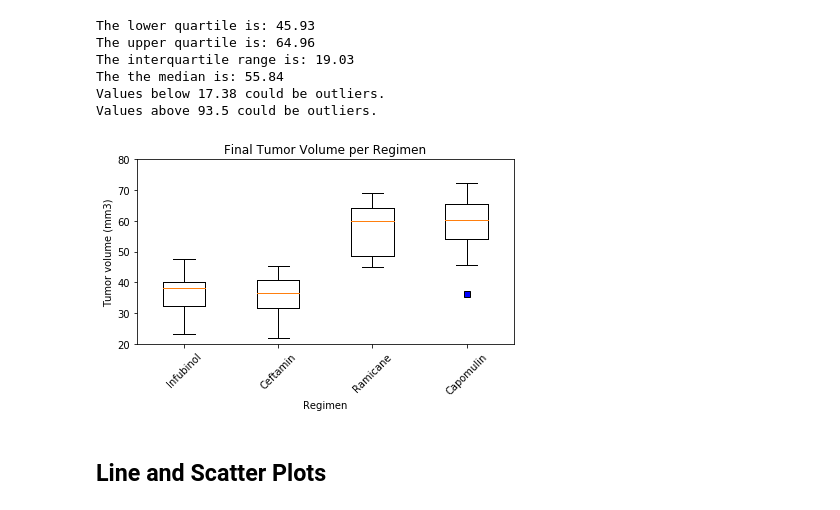
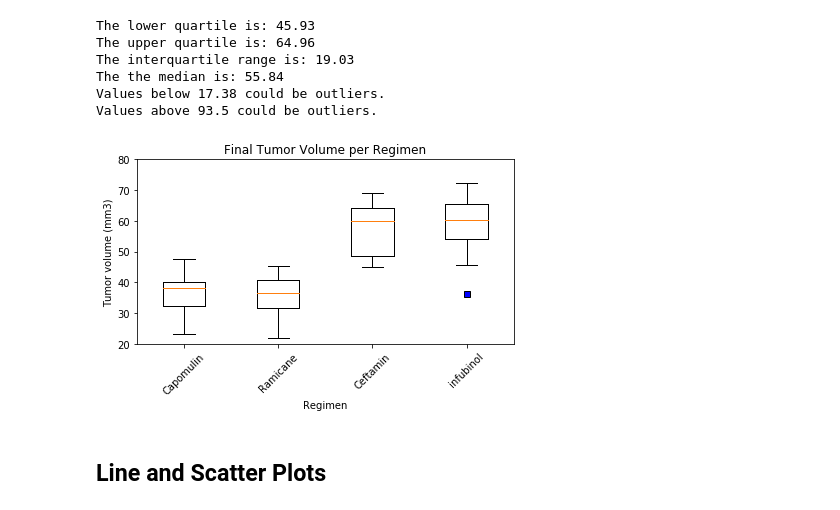
Before and after one commit to JDICKENSON91/Matplotlib_challenge, a Jupyter notebook: pymaceuticals.ipynb, the cells around one changed output. Cells and saved outputs as stored; diff of their text form; code cells hidden in the pictures.

```diff
--- a/pymaceuticals.ipynb
+++ b/pymaceuticals.ipynb
@@ -297,35 +297,35 @@ Values above 93.5 could be outliers.
 # %%
 # Generate a box plot of the final tumor volume of each mouse across four regimens of interest
 includedtreatments_infubinol = includedtreatments.drop(["Ceftamin","Ramicane","Capomulin"], axis=0)
 tumor_volumes_infubinol = includedtreatments_infubinol["Tumor Volume (mm3)"]
 
 
 includedtreatments_Ceftamin = includedtreatments.drop(["Infubinol","Ramicane","Capomulin"], axis=0)
 tumor_volumes_Ceftamin = includedtreatments_Ceftamin["Tumor Volume (mm3)"]
 
 
 includedtreatments_Ramicane = includedtreatments.drop(["Infubinol","Capomulin","Ceftamin"], axis=0)
 tumor_volumes_Ramicane = includedtreatments_Ramicane["Tumor Volume (mm3)"]
 
 
 includedtreatments_Capomulin = includedtreatments.drop(["Infubinol","Ramicane","Ceftamin"], axis=0)
 tumor_volumes_Capomulin = includedtreatments_Capomulin["Tumor Volume (mm3)"]
 
 
 dataplots = [tumor_volumes_Capomulin,tumor_volumes_Ramicane,tumor_volumes_Ceftamin,tumor_volumes_infubinol]
 fig, axs = plt.subplots()
 plt.title("Final Tumor Volume per Regimen")
 plt.xlabel("Regimen")
 plt.ylabel("Tumor volume (mm3)")
 plt.xticks(rotation=45)
 plt.ylim(20,80)
 axs.boxplot(dataplots);
 custom_markers = dict(markerfacecolor='b', marker='s')
 axs.boxplot(dataplots, flierprops=custom_markers)
-plt.xticks([1, 2, 3, 4], ['Infubinol', 'Ceftamin', "Ramicane","Capomulin"])
+plt.xticks([1, 2, 3, 4], ['Capomulin', 'Ramicane', "Ceftamin","infubinol"])
 plt.tight_layout()
 # %% [output]
-[figure, old version]
+[figure, new version]
 # %% [markdown]
 ## Line and Scatter Plots
 # %%
```
Also changed, not shown: parts of 2 cells of this notebook.
